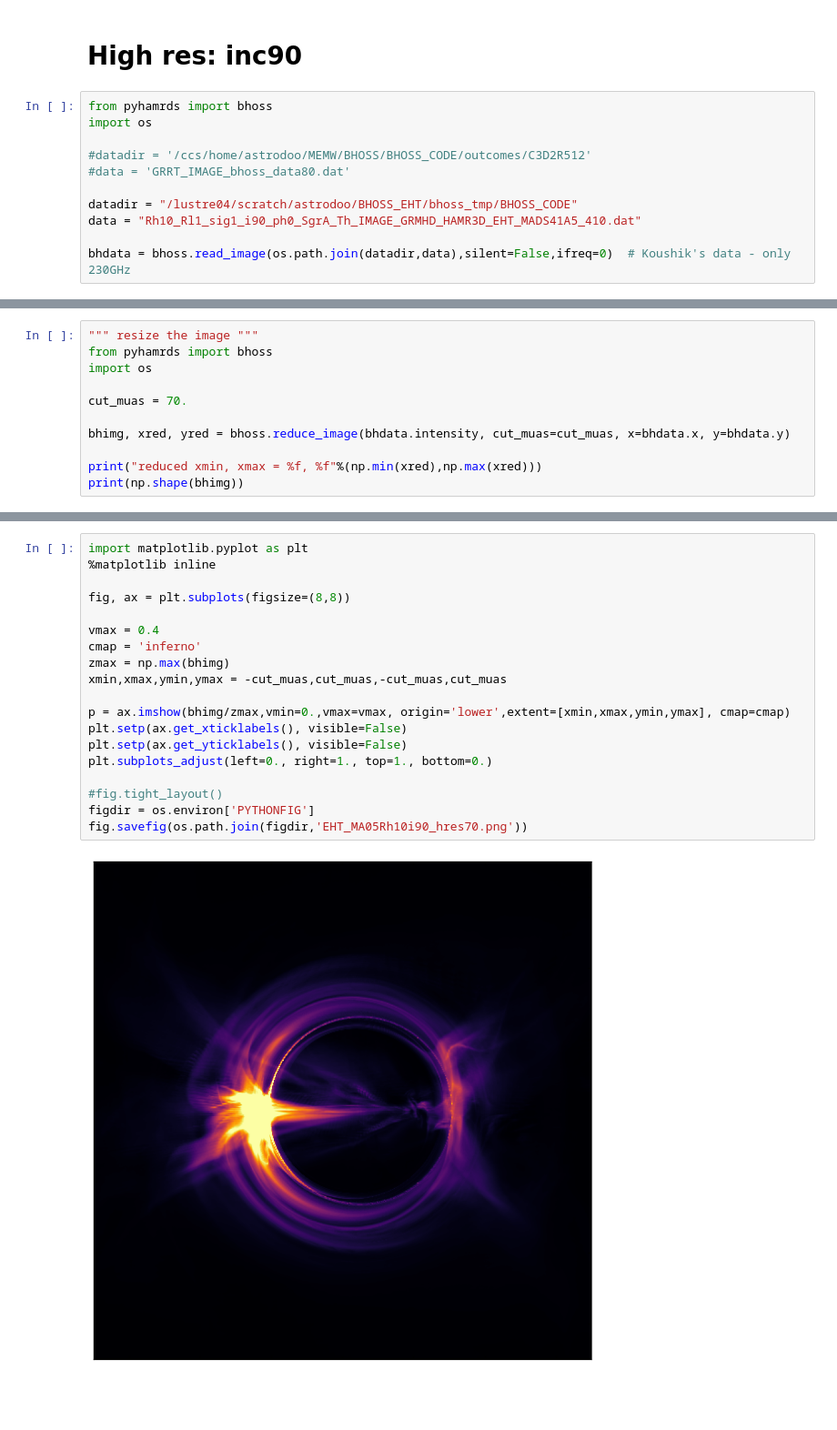
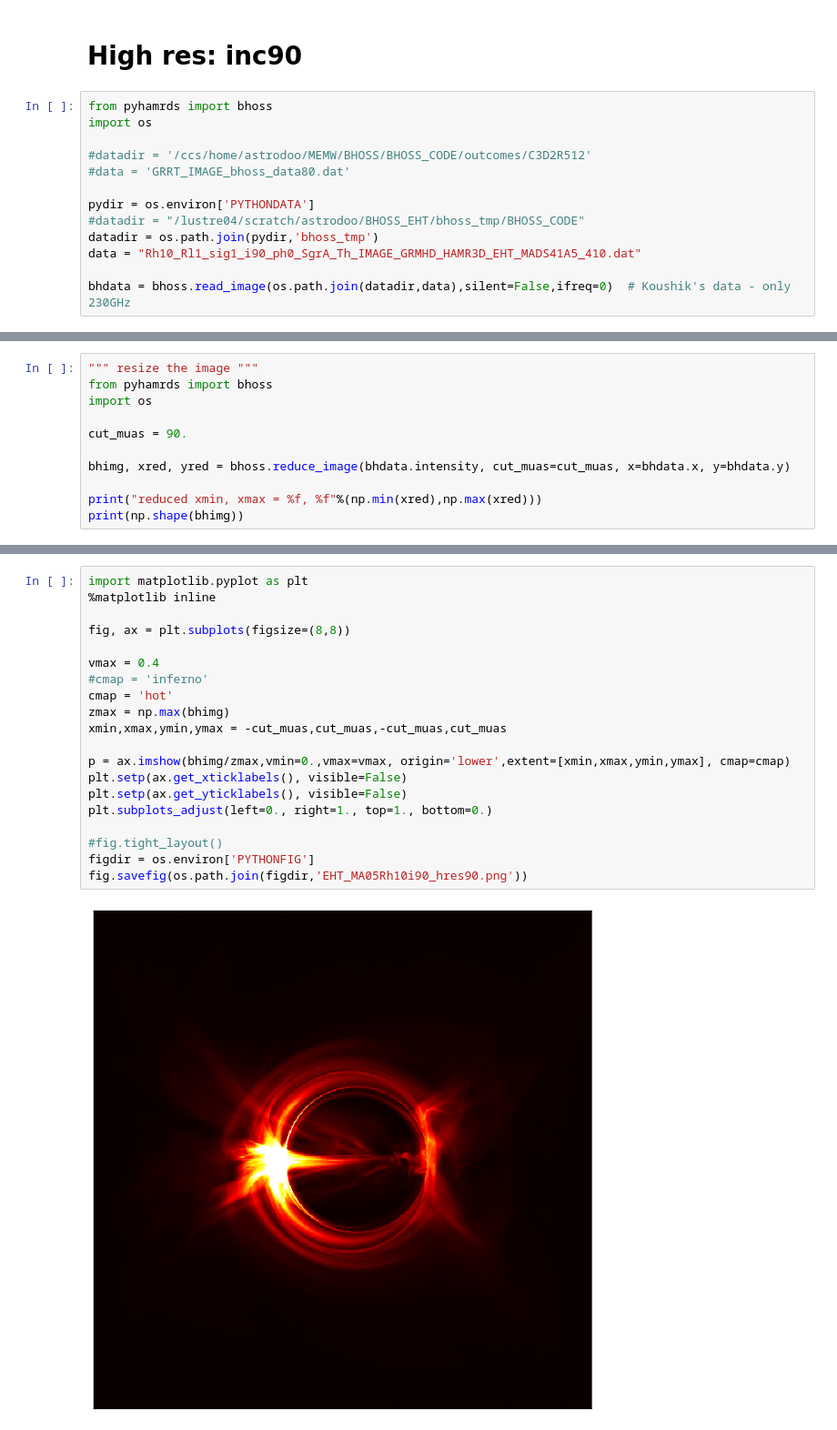
Before and after one commit to astrodoo/Analysis_2020_EHT, a Jupyter notebook: EHT_BHOSS_tmp.ipynb, the cells around one changed output, grey strips where cells are left out. Shown at 91% size. Drawn from its saved outputs; the diff is of its cells as text; blank space fills up the shorter version.

```diff
--- a/EHT_BHOSS_tmp.ipynb
+++ b/EHT_BHOSS_tmp.ipynb
@@ -163,7 +169,9 @@ import os
 #datadir = '/ccs/home/astrodoo/MEMW/BHOSS/BHOSS_CODE/outcomes/C3D2R512'
 #data = 'GRRT_IMAGE_bhoss_data80.dat'
 
-datadir = "/lustre04/scratch/astrodoo/BHOSS_EHT/bhoss_tmp/BHOSS_CODE"
+pydir = os.environ['PYTHONDATA']
+#datadir = "/lustre04/scratch/astrodoo/BHOSS_EHT/bhoss_tmp/BHOSS_CODE"
+datadir = os.path.join(pydir,'bhoss_tmp')
 data = "Rh10_Rl1_sig1_i90_ph0_SgrA_Th_IMAGE_GRMHD_HAMR3D_EHT_MADS41A5_410.dat"
 
 bhdata = bhoss.read_image(os.path.join(datadir,data),silent=False,ifreq=0)  # Koushik's data - only 230GHz
@@ -186,7 +194,7 @@ Total flux = 2.643411 Jy at 230 GHz
 from pyhamrds import bhoss
 import os
 
-cut_muas = 70.
+cut_muas = 90.
 
 bhimg, xred, yred = bhoss.reduce_image(bhdata.intensity, cut_muas=cut_muas, x=bhdata.x, y=bhdata.y)
 
@@ -198,21 +206,22 @@ reduced xmin, xmax = -69.834831, 69.834831
 # %%
 import matplotlib.pyplot as plt
 %matplotlib inline
 
 fig, ax = plt.subplots(figsize=(8,8))
 
 vmax = 0.4
-cmap = 'inferno'
+#cmap = 'inferno'
+cmap = 'hot'
 zmax = np.max(bhimg)
 xmin,xmax,ymin,ymax = -cut_muas,cut_muas,-cut_muas,cut_muas
 
 p = ax.imshow(bhimg/zmax,vmin=0.,vmax=vmax, origin='lower',extent=[xmin,xmax,ymin,ymax], cmap=cmap)
 plt.setp(ax.get_xticklabels(), visible=False)
 plt.setp(ax.get_yticklabels(), visible=False)
 plt.subplots_adjust(left=0., right=1., top=1., bottom=0.)
 
 #fig.tight_layout()
 figdir = os.environ['PYTHONFIG']
-fig.savefig(os.path.join(figdir,'EHT_MA05Rh10i90_hres70.png'))
+fig.savefig(os.path.join(figdir,'EHT_MA05Rh10i90_hres90.png'))
 # %% [output]
-[figure, old version]
+[figure, new version]
```
Also changed, not shown: parts of 7 cells of this notebook.
